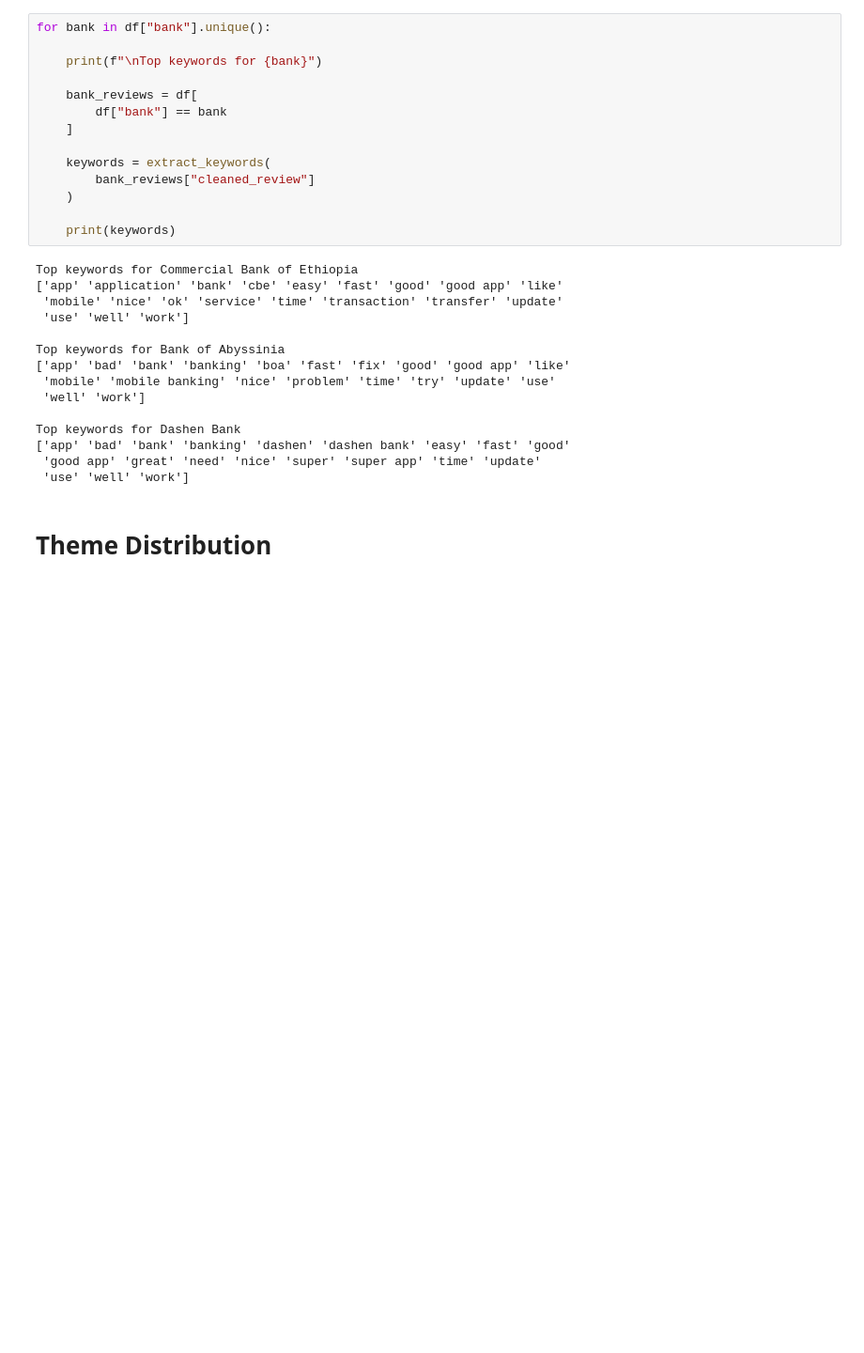
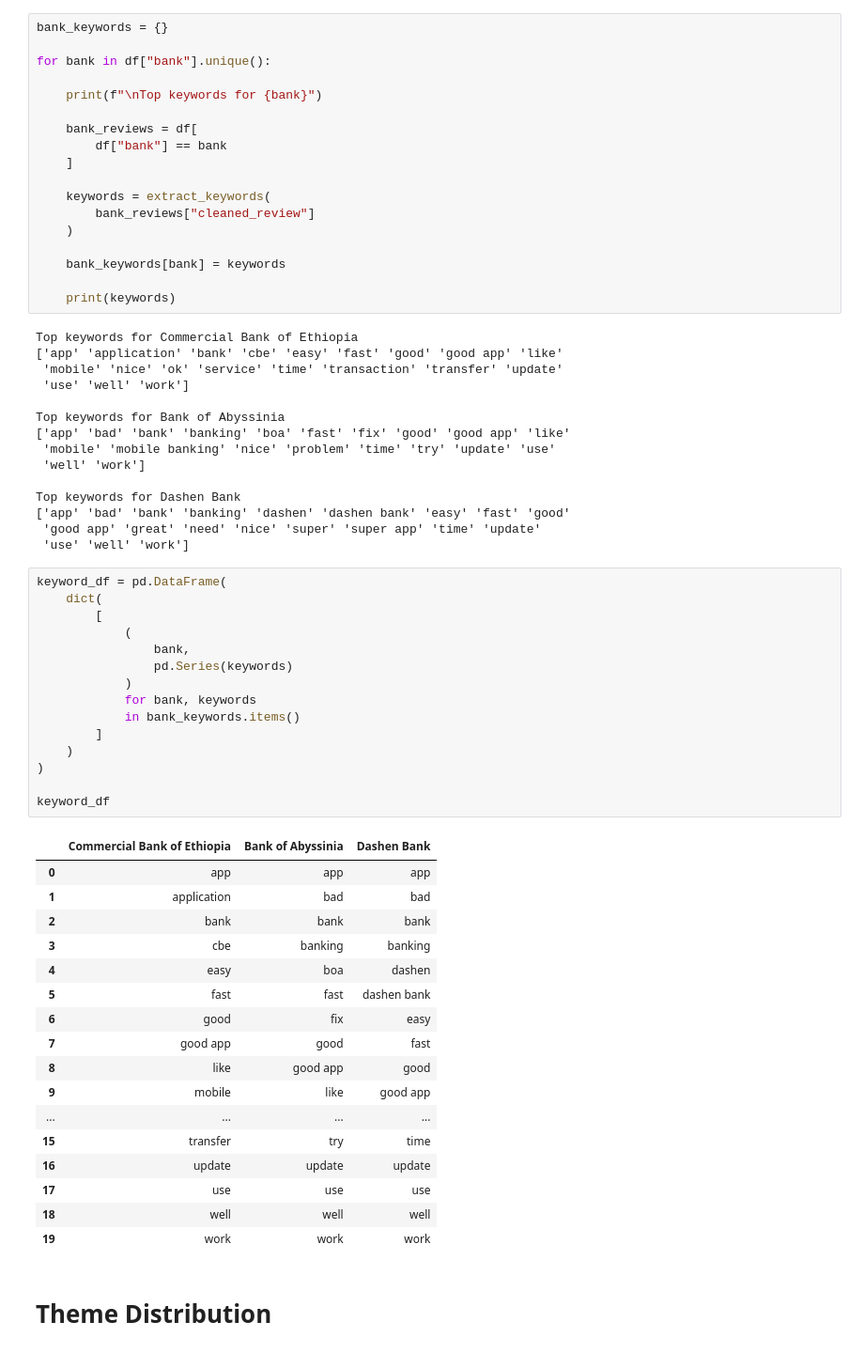
Before and after one commit to Suabdu9/fintech-review-analytics, a Jupyter notebook: notebooks/sentiment_analysis.ipynb, the cells around one changed output. Shown at 94% size. Saved outputs shown, nothing was run; the diff lists cells and outputs as text; blank space fills up the shorter version.

```diff
--- a/notebooks/sentiment_analysis.ipynb
+++ b/notebooks/sentiment_analysis.ipynb
@@ -501,6 +507,8 @@ def extract_keywords(texts, top_n=20):
 
     return vectorizer.get_feature_names_out()
 # %%
+bank_keywords = {}
+
 for bank in df["bank"].unique():
 
     print(f"\nTop keywords for {bank}")
@@ -513,6 +521,8 @@ for bank in df["bank"].unique():
         bank_reviews["cleaned_review"]
     )
 
+    bank_keywords[bank] = keywords
+
     print(keywords)
 # %% [output]
 Top keywords for Commercial Bank of Ethiopia
@@ -529,6 +539,39 @@ Top keywords for Dashen Bank
 ['app' 'bad' 'bank' 'banking' 'dashen' 'dashen bank' 'easy' 'fast' 'good'
  'good app' 'great' 'need' 'nice' 'super' 'super app' 'time' 'update'
  'use' 'well' 'work']
+# %%
+keyword_df = pd.DataFrame(
+    dict(
+        [
+            (
+                bank,
+                pd.Series(keywords)
+            )
+            for bank, keywords
+            in bank_keywords.items()
+        ]
+    )
+)
+
+keyword_df
+# %% [output]
+|  | Commercial Bank of Ethiopia | Bank of Abyssinia | Dashen Bank |
+| 0 | app | app | app |
+| 1 | application | bad | bad |
+| 2 | bank | bank | bank |
+| 3 | cbe | banking | banking |
+| 4 | easy | boa | dashen |
+| 5 | fast | fast | dashen bank |
+| 6 | good | fix | easy |
+| 7 | good app | good | fast |
+| 8 | like | good app | good |
+| 9 | mobile | like | good app |
+| ... | ... | ... | ... |
+| 15 | transfer | try | time |
+| 16 | update | update | update |
+| 17 | use | use | use |
+| 18 | well | well | well |
+| 19 | work | work | work |
 # %% [markdown]
 # Theme Distribution
 # %%
```
Also changed, not shown: parts of 9 cells of this notebook, 4 other files.
